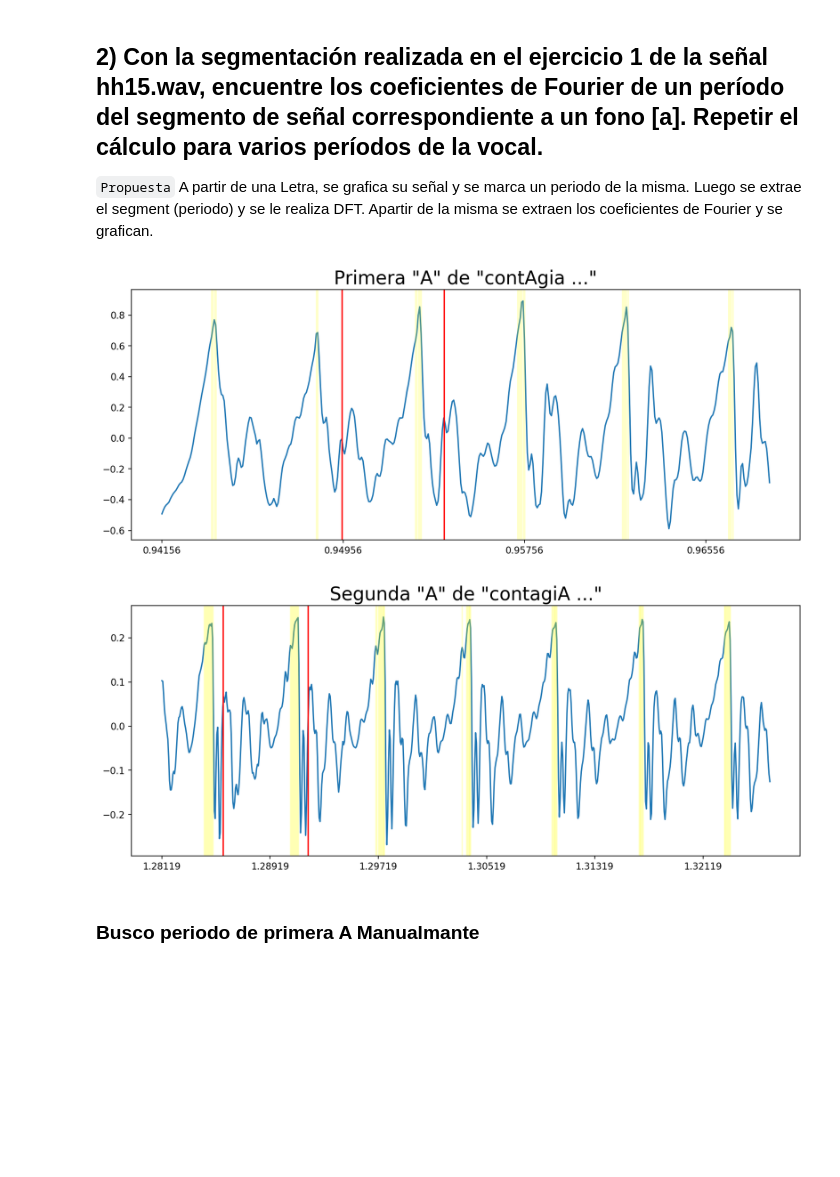
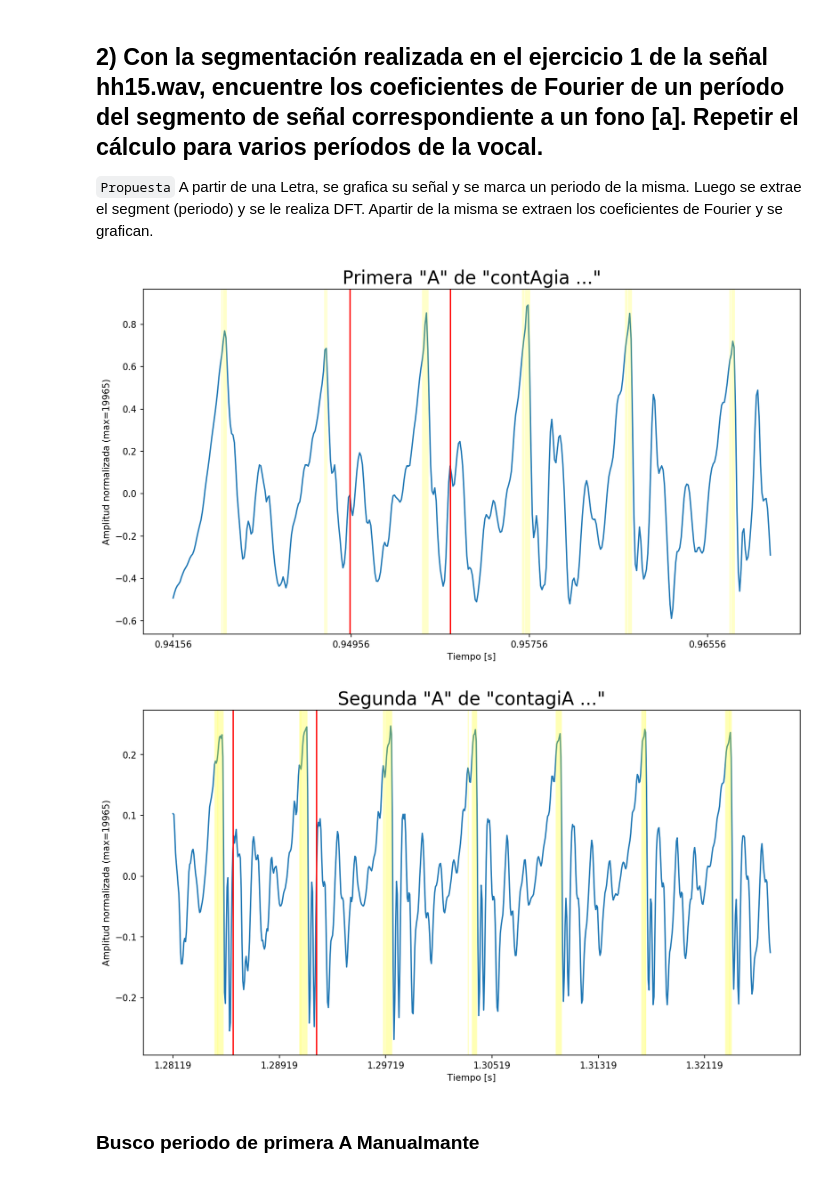
Before and after one commit to tbert12/6674-signals-systems, a Jupyter notebook: tp/ejercicios.ipynb, the cells around one changed output. Cells and saved outputs as stored; diff of their text form; code cells hidden in the pictures; blank space fills up the shorter version.

```diff
--- a/tp/ejercicios.ipynb
+++ b/tp/ejercicios.ipynb
@@ -10,7 +10,7 @@ import matplotlib.patches as mpatches
 
 SIZE_FACTOR = 2
 
-mtp.rcParams['figure.figsize'] = (13, 5)
+mtp.rcParams['figure.figsize'] = (13, 7)
 mtp.rcParams['figure.dpi'] = 150
 # %% [markdown]
 ## 1) Grafique la señal de voz del archivo hh15.wav, ubicando en ella porciones de señales que se o correspondan con fonemas sonoros y sordos. Segmentar y etiquetar en forma aproximada cada uno del los fonemas presentes en la señal.
@@ -72,34 +72,36 @@ A partir de una Letra, se grafica su señal y se marca un periodo de la misma. L
 a1 = Letter.LETTERS_POSITION[4]
 
 def plot_letter(letter: Letter, tittle = None, **kwargs):
     X_l = X[int(letter.start*FS):int(letter.end*FS)]
     Y_l = Y[int(letter.start*FS):int(letter.end*FS)]
 
     graph_half = kwargs.get('graph_half', False)
     X_middle = X_l[:len(X_l)//2] if graph_half else X_l
     Y_middle = Y_l[:len(Y_l)//2] if graph_half else Y_l
 
     plt.title(kwargs.get("title","Letra {}".format(letter.char)), fontsize=20)
     plt.plot(X_middle, Y_middle)
 
     plt.xticks(np.arange(min(X_middle), max(X_middle), kwargs.get('xticks',0.008)))
 
     # Marco ls picos mas altos
     for x, y in zip(X_middle, Y_middle):
         if y > kwargs.get('threeshold', max(Y_middle)*.70):
             x = plt.axvline(x=x, color="yellow", alpha=0.2)
     return X_l, Y_l
 
 
 (X_a1, Y_a1) = plot_letter(a1, title=r'Primera "A" de "contAgia ..."', graph_half=True)
 
 # Busco periodo "a mano"
 plt.axvline(x=0.9495, color="red")
 plt.axvline(x=0.9495 + 0.00451, color="red")
+plt.xlabel("Tiempo [s]")
+plt.ylabel("Amplitud normalizada (max={})".format(Y_max))
 
 plt.show()
 # %% [output]
-[figure, old version]
+[figure, new version]
 # %%
 a2 = Letter.LETTERS_POSITION[7]
 
@@ -107,10 +109,12 @@ a2 = Letter.LETTERS_POSITION[7]
 # Busco periodo "a mano"
 plt.axvline(x=a2.start + 0.0045, color="red")
 plt.axvline(x=a2.start + 0.0045 + 0.00628, color="red")
+plt.xlabel("Tiempo [s]")
+plt.ylabel("Amplitud normalizada (max={})".format(Y_max))
 
 plt.show()
 # %% [output]
-[figure, old version]
+[figure, new version]
 # %% [markdown]
 ### Busco periodo de primera A Manualmante
 # %%
```
Also changed, not shown: parts of 15 cells of this notebook, 10 other files.
